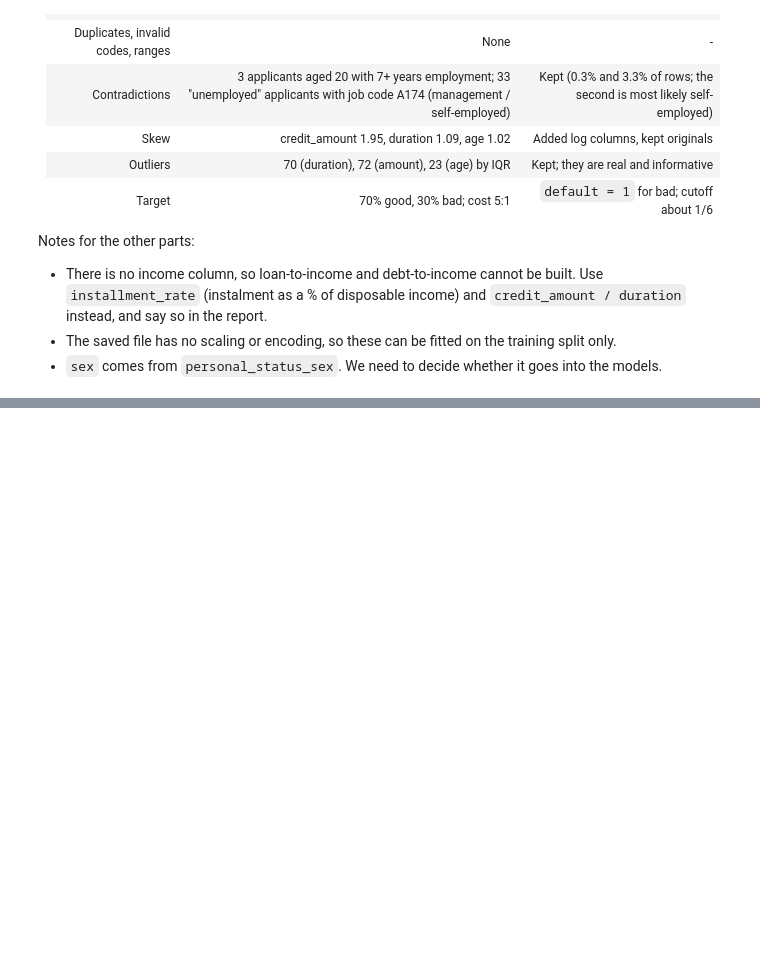
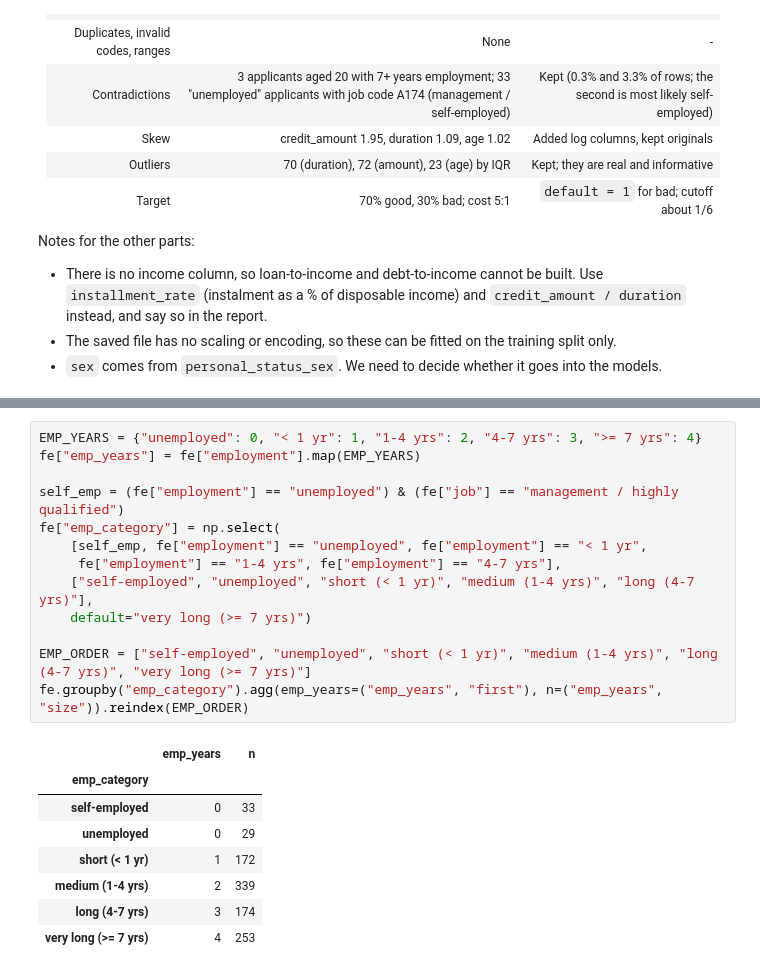
Before and after one commit to chrisgoh9/dseqf4212-group8, a Jupyter notebook: 01_data_cleaning_eda.ipynb, the cells around one changed output, grey strips where cells are left out. Cells and saved outputs as stored; diff of their text form; blank space fills up the shorter version.

```diff
--- a/01_data_cleaning_eda.ipynb
+++ b/01_data_cleaning_eda.ipynb
@@ -356,0 +408,22 @@ Notes for the other parts:
+# %%
+EMP_YEARS = {"unemployed": 0, "< 1 yr": 1, "1-4 yrs": 2, "4-7 yrs": 3, ">= 7 yrs": 4}
+fe["emp_years"] = fe["employment"].map(EMP_YEARS)
+
+self_emp = (fe["employment"] == "unemployed") & (fe["job"] == "management / highly qualified")
+fe["emp_category"] = np.select(
+    [self_emp, fe["employment"] == "unemployed", fe["employment"] == "< 1 yr",
+     fe["employment"] == "1-4 yrs", fe["employment"] == "4-7 yrs"],
+    ["self-employed", "unemployed", "short (< 1 yr)", "medium (1-4 yrs)", "long (4-7 yrs)"],
+    default="very long (>= 7 yrs)")
+
+EMP_ORDER = ["self-employed", "unemployed", "short (< 1 yr)", "medium (1-4 yrs)", "long (4-7 yrs)", "very long (>= 7 yrs)"]
+fe.groupby("emp_category").agg(emp_years=("emp_years", "first"), n=("emp_years", "size")).reindex(EMP_ORDER)
+# %% [output]
+|  | emp_years | n |
+| emp_category |  |  |
+| self-employed | 0 | 33 |
+| unemployed | 0 | 29 |
+| short (< 1 yr) | 1 | 172 |
+| medium (1-4 yrs) | 2 | 339 |
+| long (4-7 yrs) | 3 | 174 |
+| very long (>= 7 yrs) | 4 | 253 |
```
Also changed, not shown: parts of 13 cells of this notebook, 1 other file.
